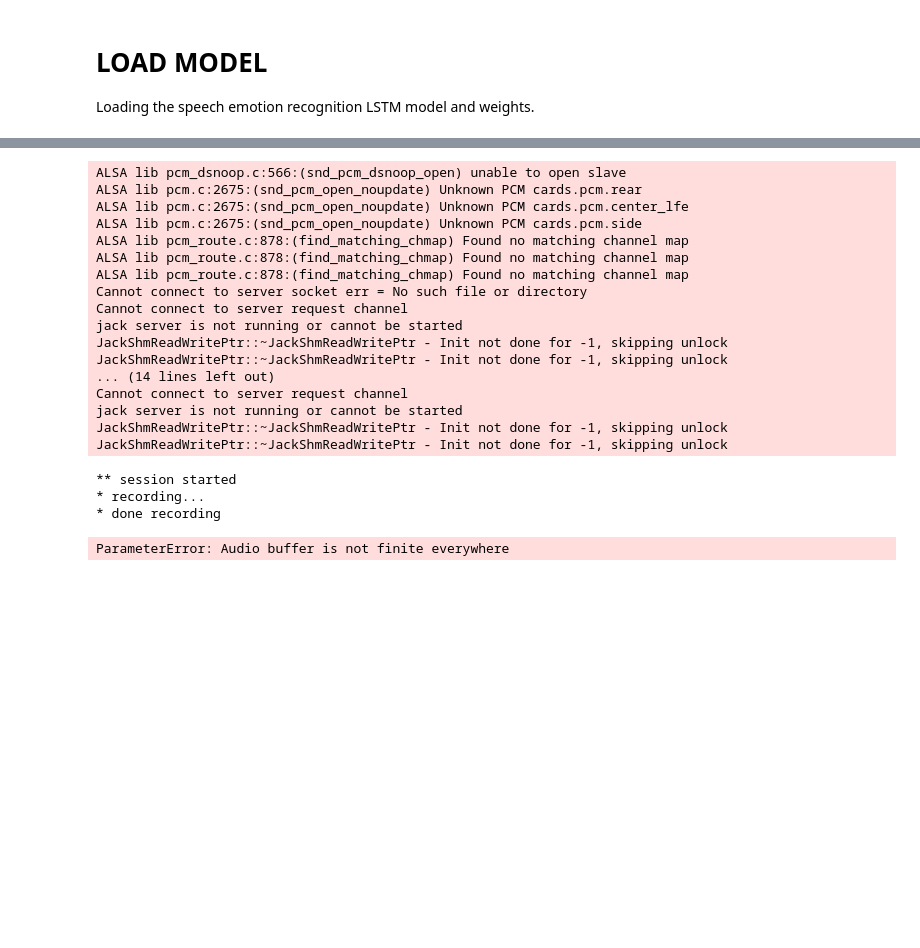
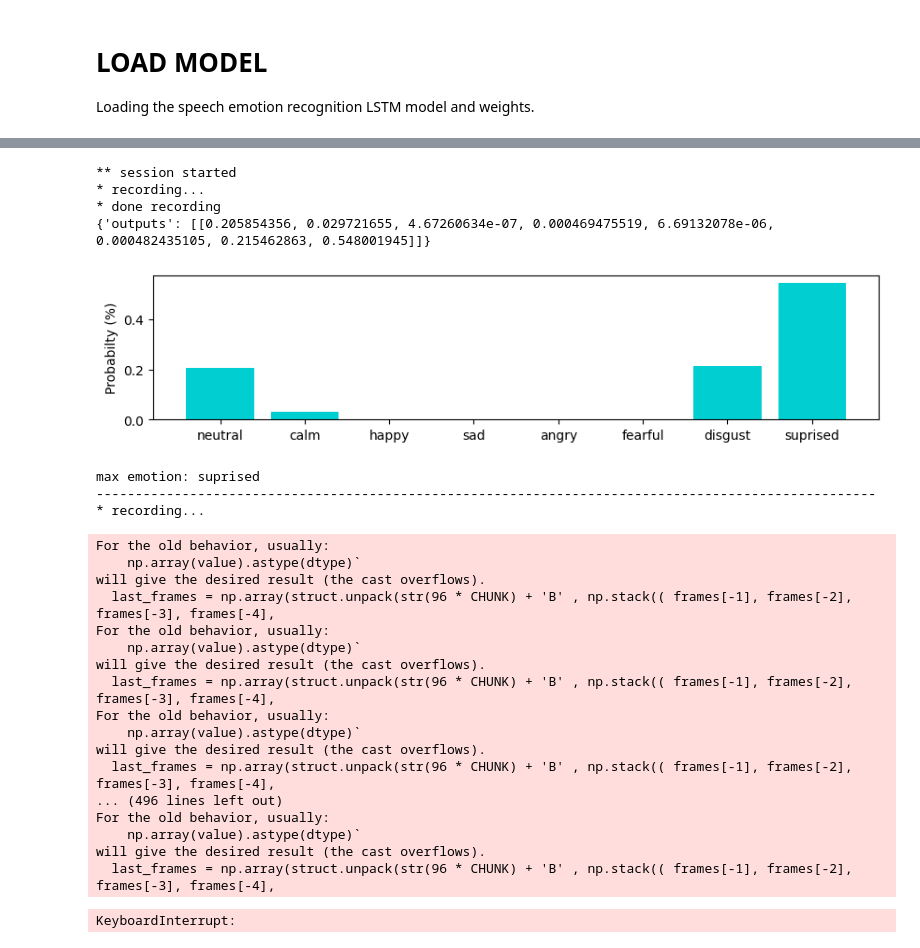
Before and after one commit to Carbrex/symmetrical-goggles, a Jupyter notebook: apiServer/8 Emotion/realtime_Implement.ipynb, the cells around one changed output, grey strips where cells are left out. Cells and saved outputs as stored; diff of their text form; code cells hidden in the pictures; blank space fills up the shorter version.

```diff
--- a/apiServer/8 Emotion/realtime_Implement.ipynb
+++ b/apiServer/8 Emotion/realtime_Implement.ipynb
@@ -131,6 +117,8 @@ import wave
 from array import array
 import struct
 import time
+import requests
+import json
 
 # Initialize variables
 RATE = 24414
@@ -180,7 +168,19 @@ while is_silent(data) == False:
 
     x = preprocess(WAVE_OUTPUT_FILE) # 'output.wav' file preprocessing.
     # Model's prediction => an 8 emotion probabilities array.
-    predictions = model.predict(x, use_multiprocessing=True)
+    #make http request to predict model at port 8051
+
+    url = 'http://localhost:8501/v1/models/fashion_model:predict'
+    headers = {'content-type': 'application/json', 'Accept-Charset': 'UTF-8'}
+    r = requests.post(url, data=json.dumps({"inputs":{"lstm_input": x.tolist()}}), headers=headers)
+    if(r.status_code != 200):
+        print("error")
+        break
+    result = r.json()
+    print(result)
+    predictions = np.array(result['outputs'])
+
+    # predictions = model.predict(x, use_multiprocessing=True)
     pred_list = list(predictions)
     pred_np = np.squeeze(np.array(pred_list).tolist(), axis=0) # Get rid of 'array' & 'dtype' statments.
     total_predictions.append(pred_np)
@@ -198,51 +198,56 @@ while is_silent(data) == False:
 
     # Define the last 2 seconds sequence.
     last_frames = np.array(struct.unpack(str(96 * CHUNK) + 'B' , np.stack(( frames[-1], frames[-2], frames[-3], frames[-4],
                                                                             frames[-5], frames[-6], frames[-7], frames[-8],
                                                                             frames[-9], frames[-10], frames[-11], frames[-12],
                                                                             frames[-13], frames[-14], frames[-15], frames[-16],
                                                                             frames[-17], frames[-18], frames[-19], frames[-20],
                                                                             frames[-21], frames[-22], frames[-23], frames[-24]),
                                                                             axis =0)) , dtype = 'b')
     if is_silent(last_frames): # If the last 2 seconds are silent, end the session.
         break
 
 # SESSION END
 toc = time.perf_counter()
 stream.stop_stream()
 stream.close()
 p.terminate()
 wf.close()
 print('** session ended')
 
 # Present emotion distribution for the whole session.
 total_predictions_np =  np.mean(np.array(total_predictions).tolist(), axis=0)
 fig = plt.figure(figsize = (10, 5))
 plt.bar(emo_list, total_predictions_np, color = 'indigo')
 plt.ylabel("Mean probabilty (%)")
 plt.title("Session Summary")
 plt.show()
 
 print(f"Emotions analyzed for: {(toc - tic):0.4f} seconds")
 # %% [output]
-ALSA lib pcm_dsnoop.c:566:(snd_pcm_dsnoop_open) unable to open slave
-ALSA lib pcm.c:2675:(snd_pcm_open_noupdate) Unknown PCM cards.pcm.rear
-ALSA lib pcm.c:2675:(snd_pcm_open_noupdate) Unknown PCM cards.pcm.center_lfe
-ALSA lib pcm.c:2675:(snd_pcm_open_noupdate) Unknown PCM cards.pcm.side
-ALSA lib pcm_route.c:878:(find_matching_chmap) Found no matching channel map
-ALSA lib pcm_route.c:878:(find_matching_chmap) Found no matching channel map
-ALSA lib pcm_route.c:878:(find_matching_chmap) Found no matching channel map
-Cannot connect to server socket err = No such file or directory
-Cannot connect to server request channel
-jack server is not running or cannot be started
-JackShmReadWritePtr::~JackShmReadWritePtr - Init not done for -1, skipping unlock
-JackShmReadWritePtr::~JackShmReadWritePtr - Init not done for -1, skipping unlock
-... (14 lines left out)
-Cannot connect to server request channel
-jack server is not running or cannot be started
-JackShmReadWritePtr::~JackShmReadWritePtr - Init not done for -1, skipping unlock
-JackShmReadWritePtr::~JackShmReadWritePtr - Init not done for -1, skipping unlock
+** session started
+* recording...
+* done recording
+{'outputs': [[0.205854356, 0.029721655, 4.67260634e-07, 0.000469475519, 6.69132078e-06, 0.000482435105, 0.215462863, 0.548001945]]}
+[figure, added]
-** session started
+max emotion: suprised
+----------------------------------------------------------------------------------------------------
 * recording...
-* done recording
-ParameterError: Audio buffer is not finite everywhere
+For the old behavior, usually:
+    np.array(value).astype(dtype)`
+will give the desired result (the cast overflows).
+  last_frames = np.array(struct.unpack(str(96 * CHUNK) + 'B' , np.stack(( frames[-1], frames[-2], frames[-3], frames[-4],
+For the old behavior, usually:
+    np.array(value).astype(dtype)`
+will give the desired result (the cast overflows).
+  last_frames = np.array(struct.unpack(str(96 * CHUNK) + 'B' , np.stack(( frames[-1], frames[-2], frames[-3], frames[-4],
+For the old behavior, usually:
+    np.array(value).astype(dtype)`
+will give the desired result (the cast overflows).
+  last_frames = np.array(struct.unpack(str(96 * CHUNK) + 'B' , np.stack(( frames[-1], frames[-2], frames[-3], frames[-4],
+... (496 lines left out)
+For the old behavior, usually:
+    np.array(value).astype(dtype)`
+will give the desired result (the cast overflows).
+  last_frames = np.array(struct.unpack(str(96 * CHUNK) + 'B' , np.stack(( frames[-1], frames[-2], frames[-3], frames[-4],
+KeyboardInterrupt:
```
Also changed, not shown: parts of 2 cells of this notebook, 9 other files.
